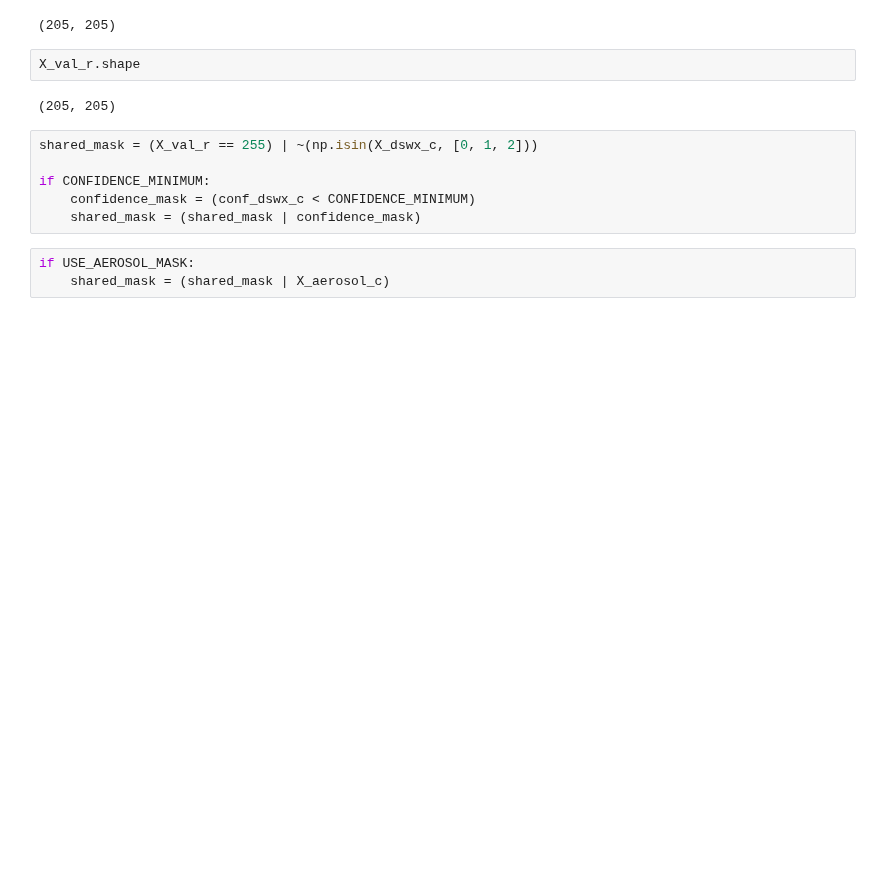
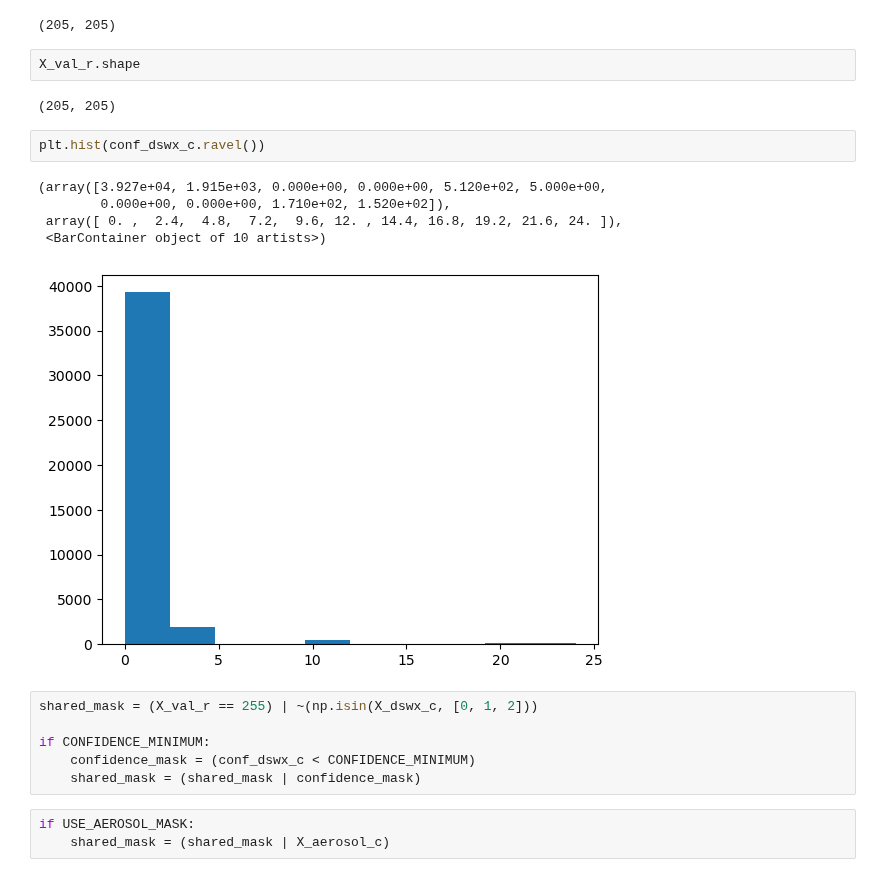
Before and after one commit to OPERA-Cal-Val/DSWx-HLS-Requirement-Verification, a Jupyter notebook: 0-Verify_Requirements.ipynb, the cells around one changed output. Saved outputs shown, nothing was run; the diff lists cells and outputs as text; blank space fills up the shorter version.

```diff
--- a/0-Verify_Requirements.ipynb
+++ b/0-Verify_Requirements.ipynb
@@ -581,6 +581,14 @@ X_dswx_c.shape
 X_val_r.shape
 # %% [output]
 (205, 205)
+# %%
+plt.hist(conf_dswx_c.ravel())
+# %% [output]
+(array([3.927e+04, 1.915e+03, 0.000e+00, 0.000e+00, 5.120e+02, 5.000e+00,
+        0.000e+00, 0.000e+00, 1.710e+02, 1.520e+02]),
+ array([ 0. ,  2.4,  4.8,  7.2,  9.6, 12. , 14.4, 16.8, 19.2, 21.6, 24. ]),
+ <BarContainer object of 10 artists>)
+[figure, added]
 # %%
 shared_mask = (X_val_r == 255) | ~(np.isin(X_dswx_c, [0, 1, 2]))
 
```
Also changed, not shown: parts of 52 cells of this notebook, 3 other files.
